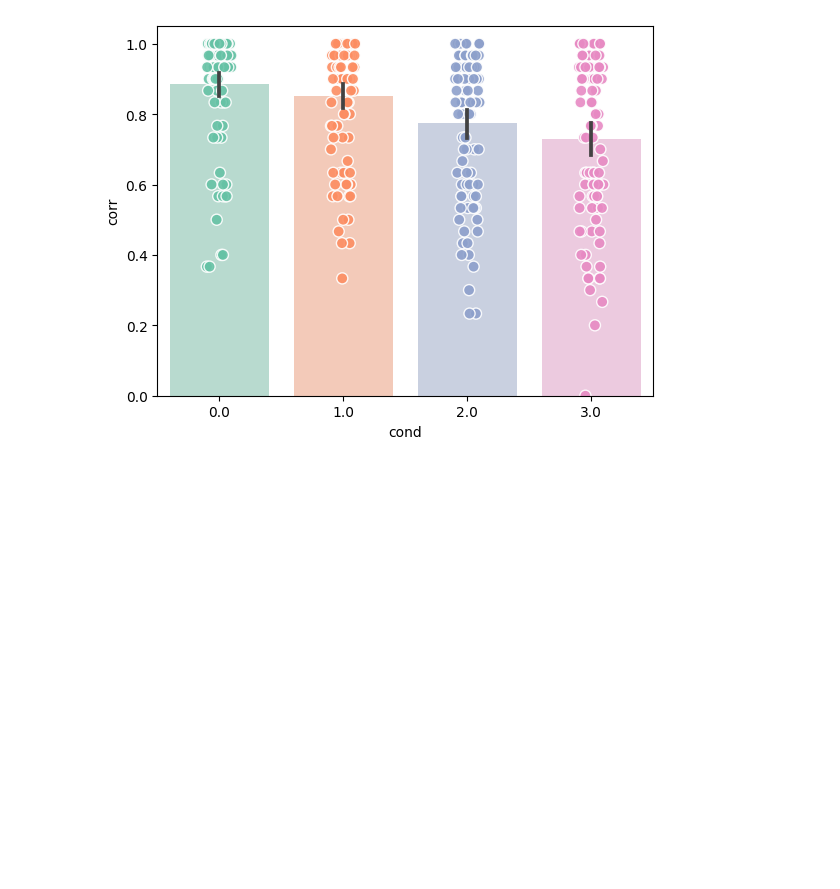
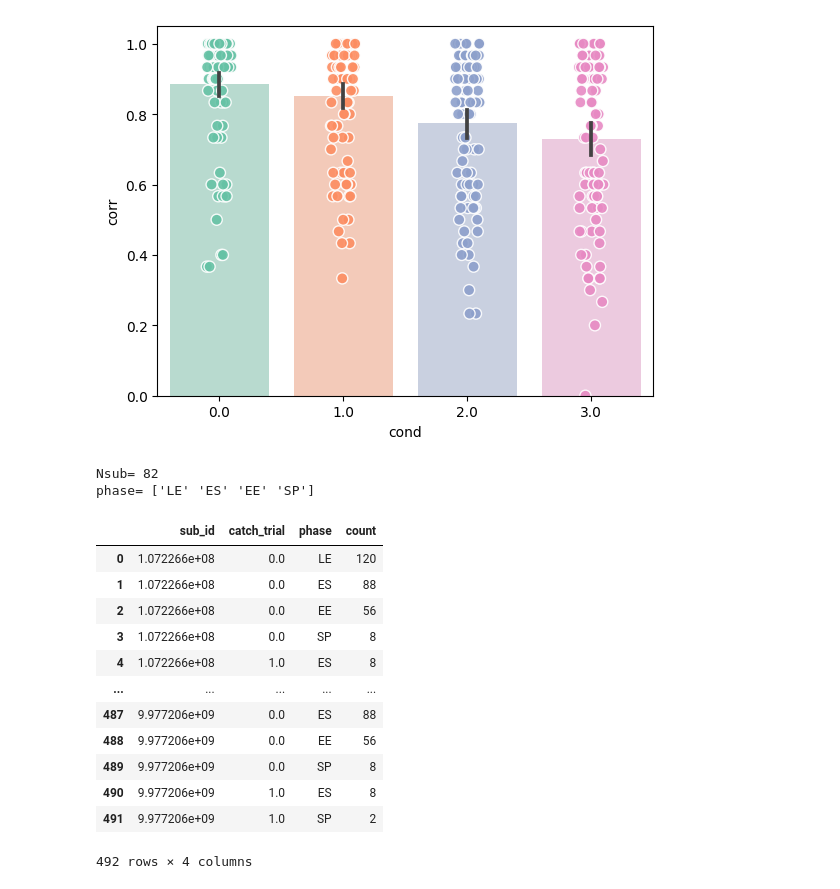
Before and after one commit to bsgarcia/RetrieveAndCompareAnalysis, a Jupyter notebook: reformat.ipynb, the cells around one changed output. Saved outputs shown, nothing was run; the diff lists cells and outputs as text; code cells hidden in the pictures; blank space fills up the shorter version.

```diff
--- a/reformat.ipynb
+++ b/reformat.ipynb
@@ -145,3 +142,29 @@ sns.stripplot(data=df2, x='cond', y='corr', palette='Set2', edgecolor='white', l
 # %% [output]
 <Axes: xlabel='cond', ylabel='corr'>
 [figure]
+# %%
+# check length
+df = pd.read_csv('./data/behavior/reformat/exp_6_block_complete_mixed_2s.csv')
+where = df.groupby('sub_id').phase.count().isin([648, 658])
+ids = where.index[where.values]
+df = df[df.sub_id.isin(ids)]
+df = df[df.sess == 1]
+print('Nsub=', len(df.sub_id.unique()))
+print('phase=', df.phase.unique())
+df.groupby(['sub_id', 'catch_trial'], as_index=False).phase.value_counts()
+# %% [output]
+Nsub= 82
+phase= ['LE' 'ES' 'EE' 'SP']
+|  | sub_id | catch_trial | phase | count |
+| 0 | 1.072266e+08 | 0.0 | LE | 120 |
+| 1 | 1.072266e+08 | 0.0 | ES | 88 |
+| 2 | 1.072266e+08 | 0.0 | EE | 56 |
+| 3 | 1.072266e+08 | 0.0 | SP | 8 |
+| 4 | 1.072266e+08 | 1.0 | ES | 8 |
+| ... | ... | ... | ... | ... |
+| 487 | 9.977206e+09 | 0.0 | ES | 88 |
+| 488 | 9.977206e+09 | 0.0 | EE | 56 |
+| 489 | 9.977206e+09 | 0.0 | SP | 8 |
+| 490 | 9.977206e+09 | 1.0 | ES | 8 |
+| 491 | 9.977206e+09 | 1.0 | SP | 2 |
+492 rows × 4 columns
```
Also changed, not shown: parts of 2 cells of this notebook, 5 other files.
